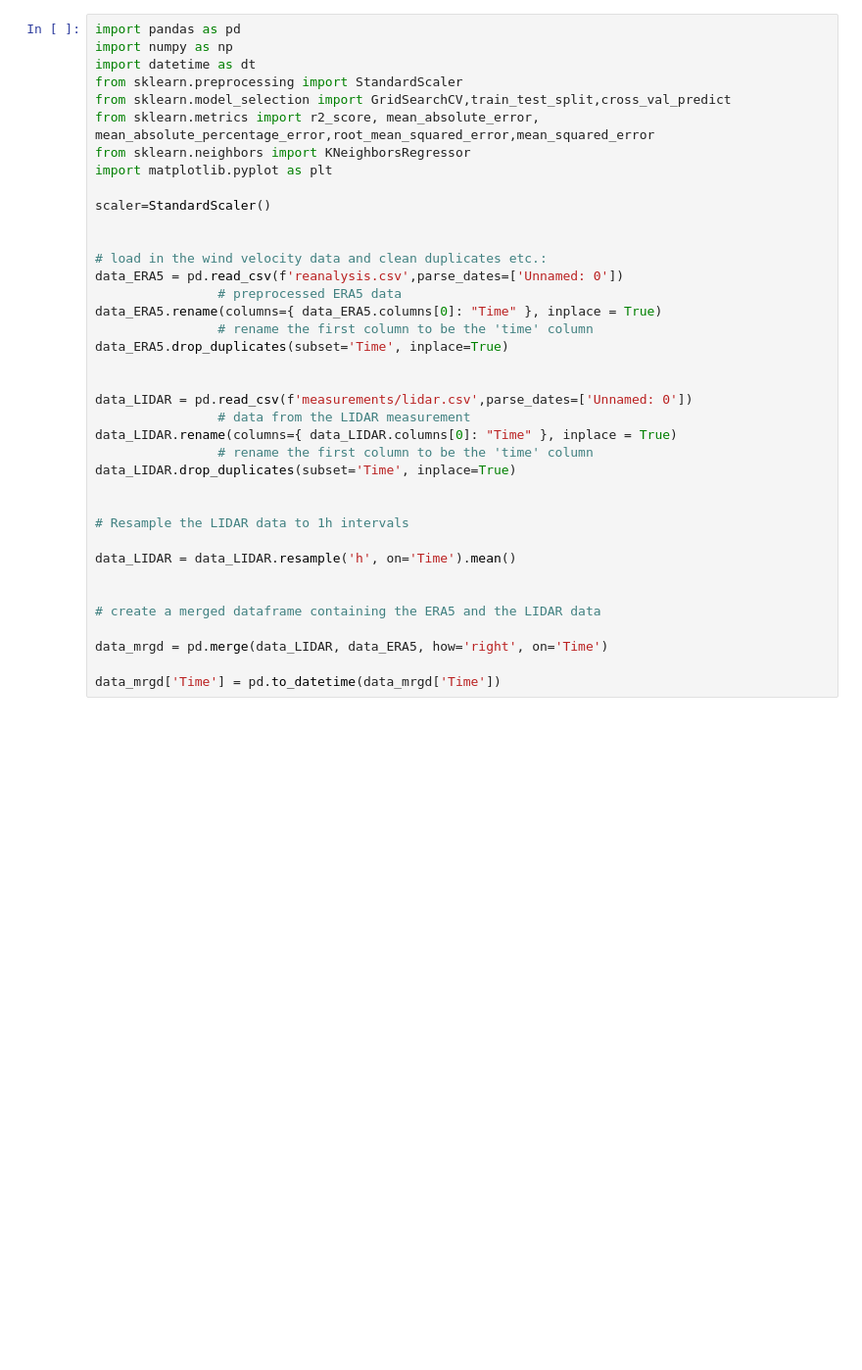
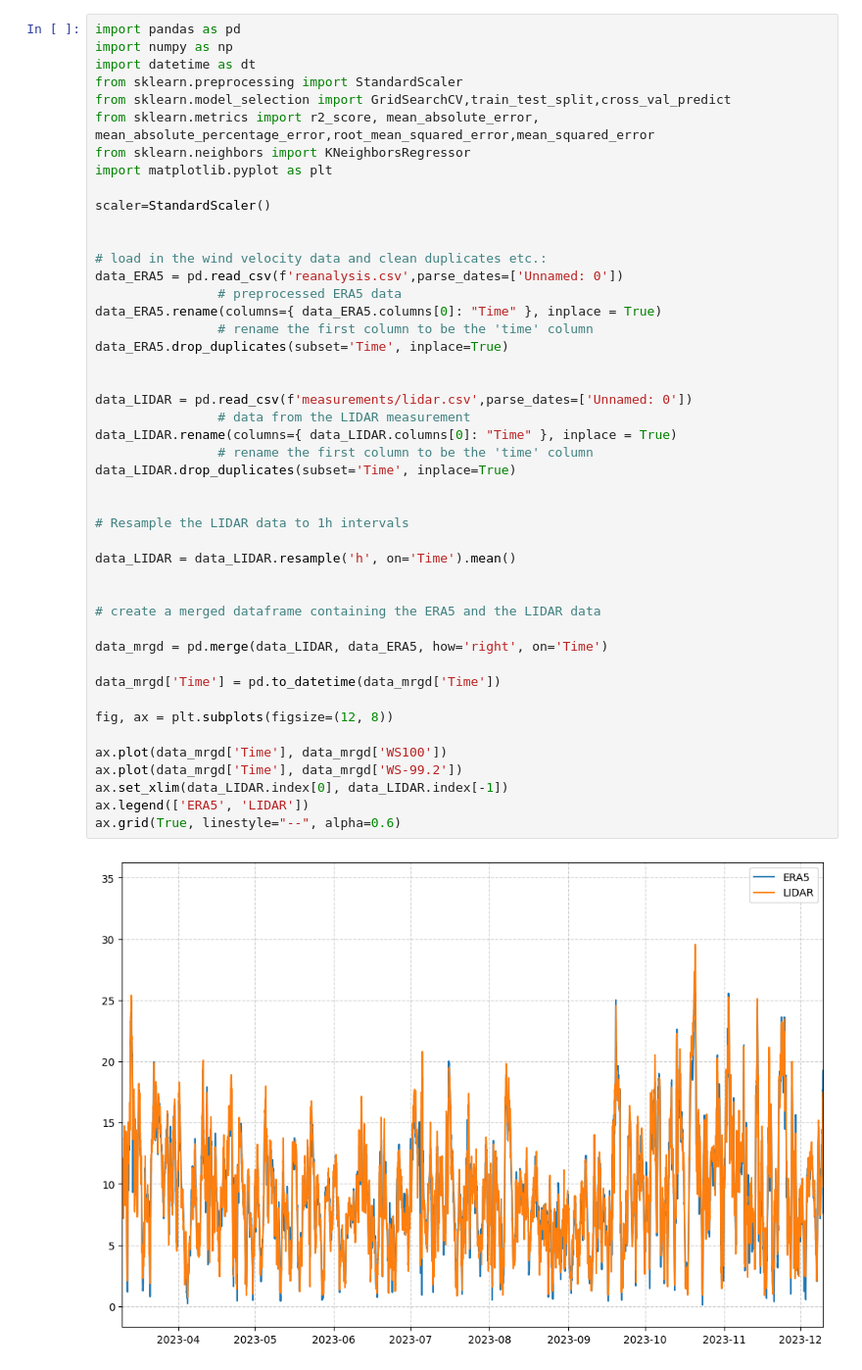
Before and after one commit to Nuwa13/Project_Python_Programming_in_Energy_Science, a Jupyter notebook: ReadingData.ipynb, the cells around one changed output. Shown at 98% size. Drawn from its saved outputs; the diff is of its cells as text; blank space fills up the shorter version.

Commit message:
Added a simple plot to compare both timeseries

```diff
--- a/ReadingData.ipynb
+++ b/ReadingData.ipynb
@@ -9,30 +9,40 @@ from sklearn.neighbors import KNeighborsRegressor
 import matplotlib.pyplot as plt
 
 scaler=StandardScaler()
 
 
 # load in the wind velocity data and clean duplicates etc.:
 data_ERA5 = pd.read_csv(f'reanalysis.csv',parse_dates=['Unnamed: 0'])
                 # preprocessed ERA5 data
 data_ERA5.rename(columns={ data_ERA5.columns[0]: "Time" }, inplace = True)
                 # rename the first column to be the 'time' column
 data_ERA5.drop_duplicates(subset='Time', inplace=True)
 
 
 data_LIDAR = pd.read_csv(f'measurements/lidar.csv',parse_dates=['Unnamed: 0'])
                 # data from the LIDAR measurement
 data_LIDAR.rename(columns={ data_LIDAR.columns[0]: "Time" }, inplace = True)
                 # rename the first column to be the 'time' column
 data_LIDAR.drop_duplicates(subset='Time', inplace=True)
 
 
 # Resample the LIDAR data to 1h intervals
 
 data_LIDAR = data_LIDAR.resample('h', on='Time').mean()
 
 
 # create a merged dataframe containing the ERA5 and the LIDAR data
 
 data_mrgd = pd.merge(data_LIDAR, data_ERA5, how='right', on='Time')
 
 data_mrgd['Time'] = pd.to_datetime(data_mrgd['Time'])
+
+fig, ax = plt.subplots(figsize=(12, 8))
+
+ax.plot(data_mrgd['Time'], data_mrgd['WS100'])
+ax.plot(data_mrgd['Time'], data_mrgd['WS-99.2'])
+ax.set_xlim(data_LIDAR.index[0], data_LIDAR.index[-1])
+ax.legend(['ERA5', 'LIDAR'])
+ax.grid(True, linestyle="--", alpha=0.6)
+# %% [output]
+[figure, added]
```
